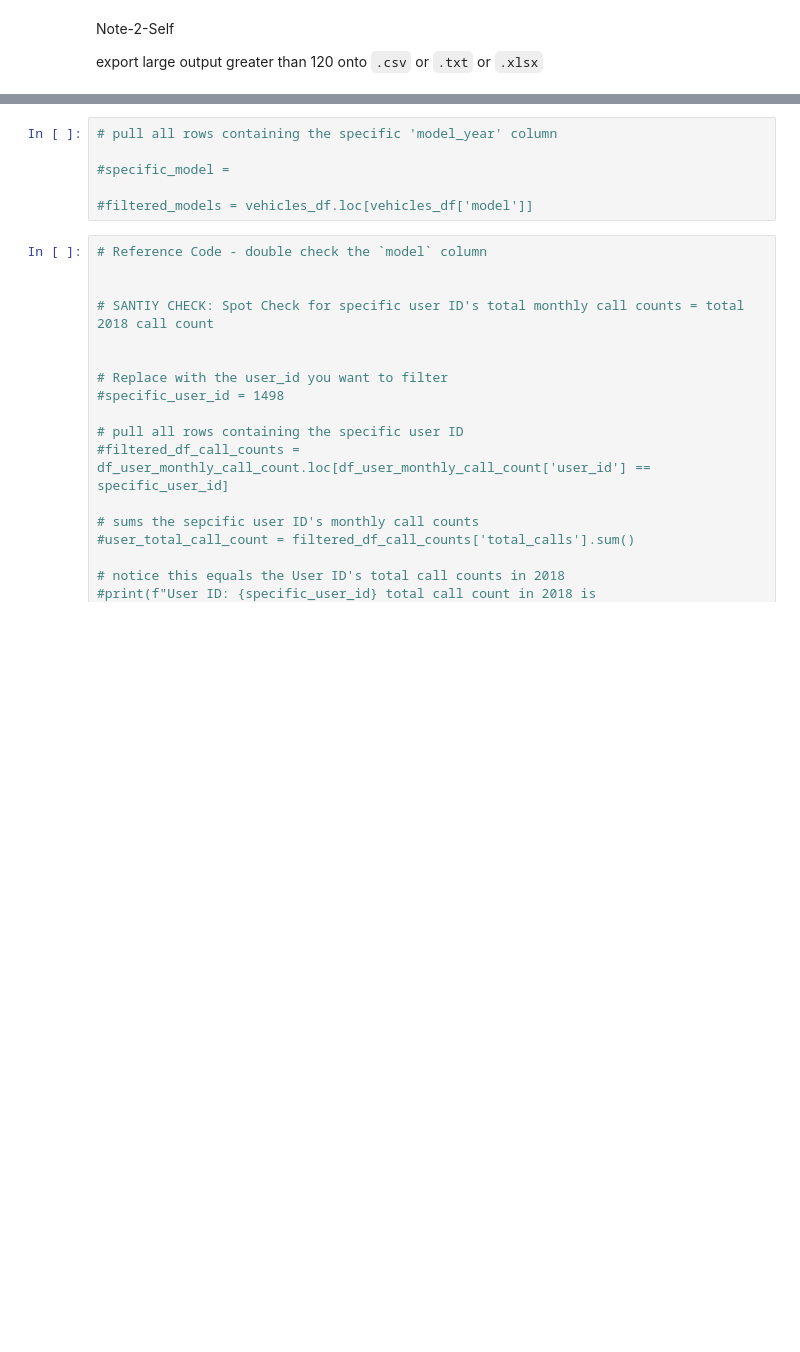
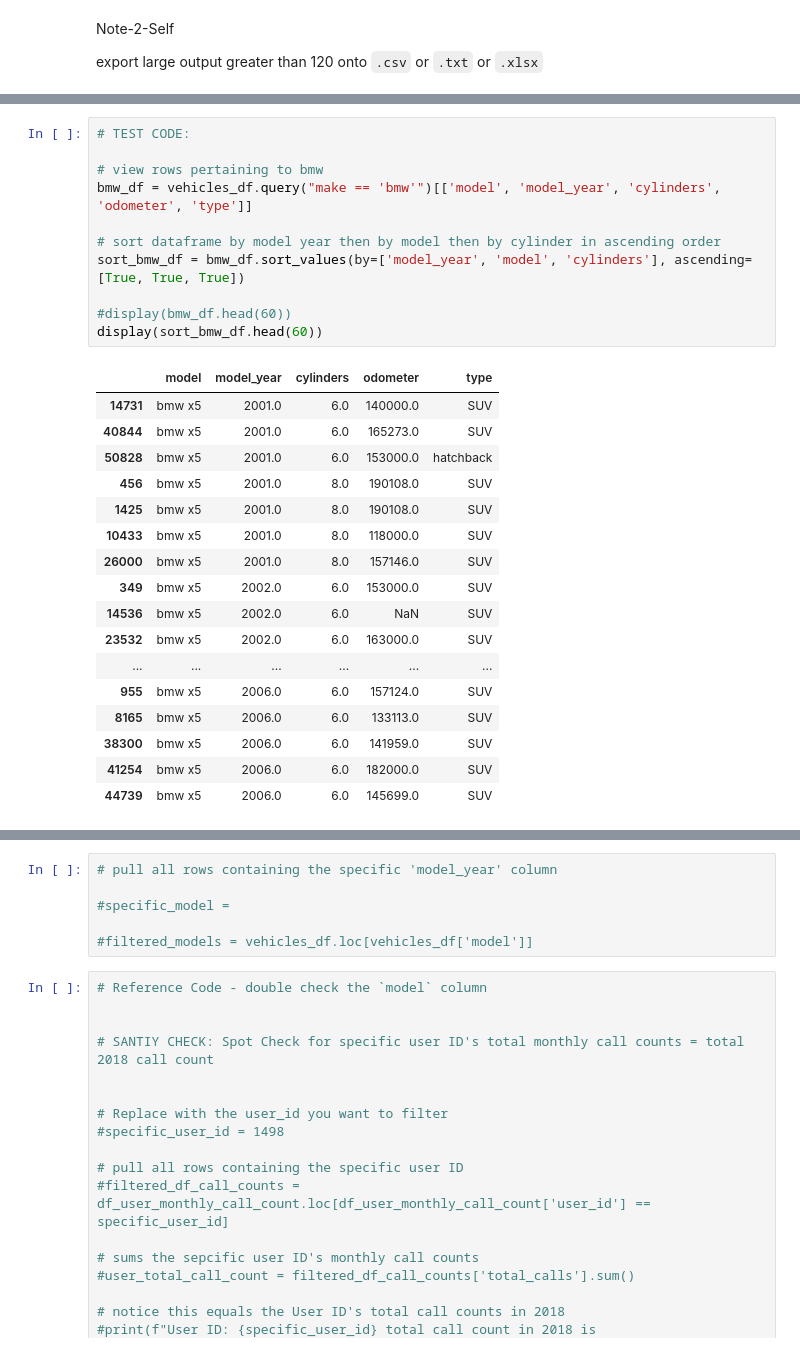
Before and after one commit to MelvicTN/SW_Development_Tool, a Jupyter notebook: EDA.ipynb, the cells around one changed output, grey strips where cells are left out. Drawn from its saved outputs; the diff is of its cells as text; blank space fills up the shorter version.

```diff
--- a/EDA.ipynb
+++ b/EDA.ipynb
@@ -783,0 +858,29 @@ export large output greater than 120 onto `.csv` or `.txt` or `.xlsx`
+# %%
+# TEST CODE:
+
+# view rows pertaining to bmw
+bmw_df = vehicles_df.query("make == 'bmw'")[['model', 'model_year', 'cylinders', 'odometer', 'type']]
+
+# sort dataframe by model year then by model then by cylinder in ascending order
+sort_bmw_df = bmw_df.sort_values(by=['model_year', 'model', 'cylinders'], ascending=[True, True, True])
+
+#display(bmw_df.head(60))
+display(sort_bmw_df.head(60))
+# %% [output]
+|  | model | model_year | cylinders | odometer | type |
+| 14731 | bmw x5 | 2001.0 | 6.0 | 140000.0 | SUV |
+| 40844 | bmw x5 | 2001.0 | 6.0 | 165273.0 | SUV |
+| 50828 | bmw x5 | 2001.0 | 6.0 | 153000.0 | hatchback |
+| 456 | bmw x5 | 2001.0 | 8.0 | 190108.0 | SUV |
+| 1425 | bmw x5 | 2001.0 | 8.0 | 190108.0 | SUV |
+| 10433 | bmw x5 | 2001.0 | 8.0 | 118000.0 | SUV |
+| 26000 | bmw x5 | 2001.0 | 8.0 | 157146.0 | SUV |
+| 349 | bmw x5 | 2002.0 | 6.0 | 153000.0 | SUV |
+| 14536 | bmw x5 | 2002.0 | 6.0 | NaN | SUV |
+| 23532 | bmw x5 | 2002.0 | 6.0 | 163000.0 | SUV |
+| ... | ... | ... | ... | ... | ... |
+| 955 | bmw x5 | 2006.0 | 6.0 | 157124.0 | SUV |
+| 8165 | bmw x5 | 2006.0 | 6.0 | 133113.0 | SUV |
+| 38300 | bmw x5 | 2006.0 | 6.0 | 141959.0 | SUV |
+| 41254 | bmw x5 | 2006.0 | 6.0 | 182000.0 | SUV |
+| 44739 | bmw x5 | 2006.0 | 6.0 | 145699.0 | SUV |
```
Also changed, not shown: parts of 14 cells of this notebook.
